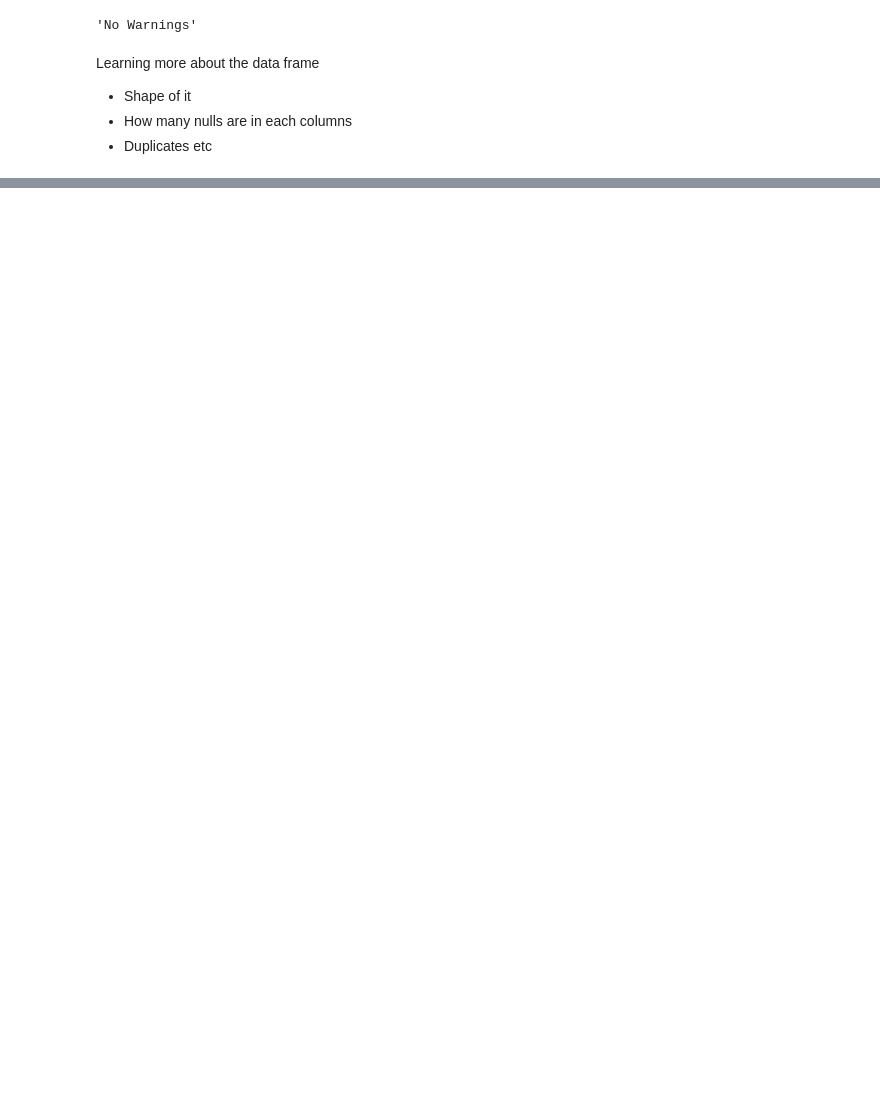
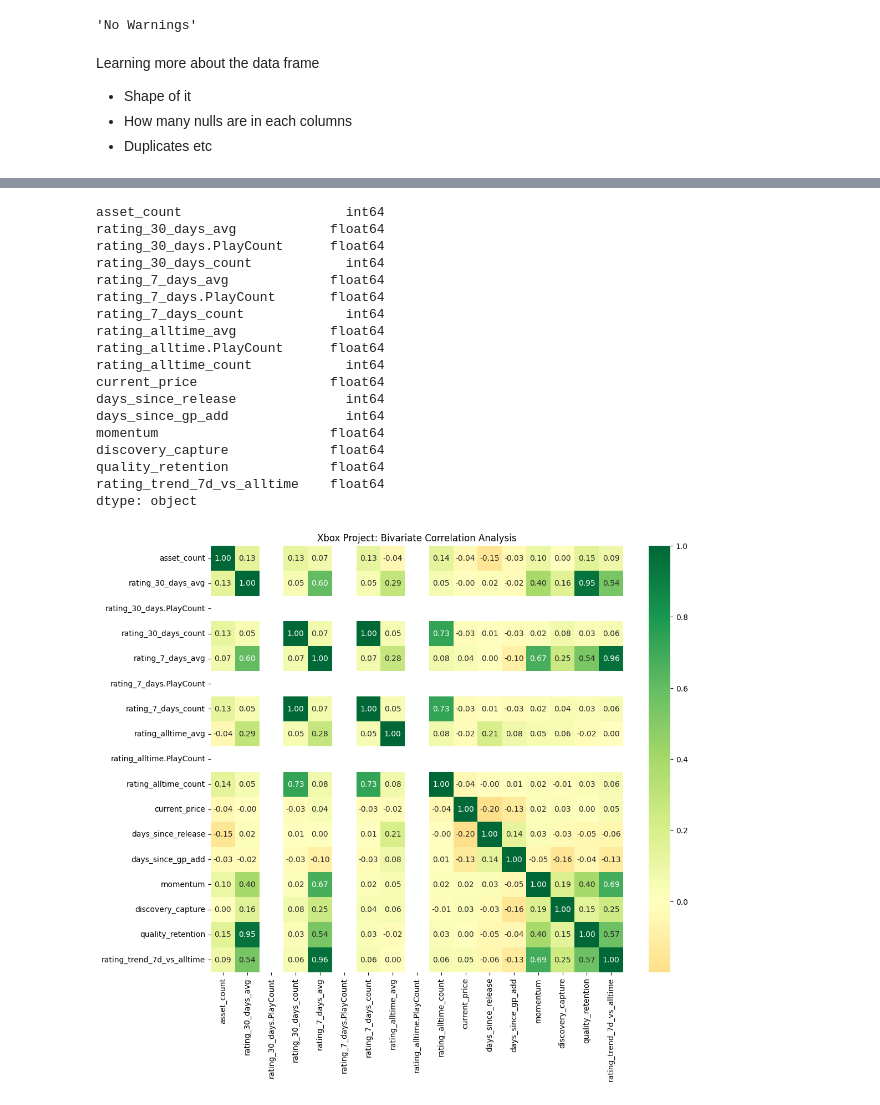
Before and after one commit to Doggo21345/Xbox-ELT-pipeline, a Jupyter notebook: ML/Notebooks/EDA.ipynb, the cells around one changed output, grey strips where cells are left out. Cells and saved outputs as stored; diff of their text form; code cells hidden in the pictures; blank space fills up the shorter version.

```diff
--- a/ML/Notebooks/EDA.ipynb
+++ b/ML/Notebooks/EDA.ipynb
@@ -162,0 +228,66 @@ Then this will lead into the univariate analysis where I analyze all of the colu
+# %%
+final_df_csv['current_price'] = (
+    final_df_csv['current_price']
+    .astype(str)
+    .str.extract(r'(\d+\.\d+|\d+)')
+    .astype(float)
+)
+# %%
+import pandas as pd
+import numpy as np
+import seaborn as sns
+import matplotlib.pyplot as plt
+
+# 1. Define your columns
+corr_cols = [
+    'asset_count', 'rating_30_days_avg', 'rating_30_days.PlayCount', 'rating_30_days_count',
+    'rating_7_days_avg', 'rating_7_days.PlayCount', 'rating_7_days_count',
+    'rating_alltime_avg', 'rating_alltime.PlayCount', 'rating_alltime_count',
+    'current_price', 'days_since_release', 'days_since_gp_add',
+    'momentum', 'discovery_capture', 'quality_retention', 'rating_trend_7d_vs_alltime',
+]
+
+# 2. FORCE CLEANING: Step-by-step for the price specifically first
+# This handles the '$', commas, and extra spaces in one regex sweep
+final_df_csv['current_price'] = (
+    final_df_csv['current_price']
+    .astype(str)
+    .str.replace(r'[^\d.]', '', regex=True) # Keep ONLY digits and dots
+)
+
+# 3. CONVERT ENTIRE SELECTION TO NUMERIC
+# errors='coerce' is the secret—it turns " $ 89.00 " (if it failed) or "tbd" into NaN
+for col in corr_cols:
+    final_df_csv[col] = pd.to_numeric(final_df_csv[col], errors='coerce')
+
+# 4. VERIFY - If this prints anything other than 'float64', we found the culprit
+print(final_df_csv[corr_cols].dtypes)
+
+# 5. RUN CORRELATION
+corr_matrix = final_df_csv[corr_cols].corr()
+
+# 6. PLOT
+plt.figure(figsize=(12, 10))
+sns.heatmap(corr_matrix, annot=True, cmap='RdYlGn', center=0, fmt=".2f")
+plt.title('Xbox Project: Bivariate Correlation Analysis')
+plt.show()
+# %% [output]
+asset_count                     int64
+rating_30_days_avg            float64
+rating_30_days.PlayCount      float64
+rating_30_days_count            int64
+rating_7_days_avg             float64
+rating_7_days.PlayCount       float64
+rating_7_days_count             int64
+rating_alltime_avg            float64
+rating_alltime.PlayCount      float64
+rating_alltime_count            int64
+current_price                 float64
+days_since_release              int64
+days_since_gp_add               int64
+momentum                      float64
+discovery_capture             float64
+quality_retention             float64
+rating_trend_7d_vs_alltime    float64
+dtype: object
+[figure, added]
```
Also changed, not shown: parts of 16 cells of this notebook, 1 other file.
